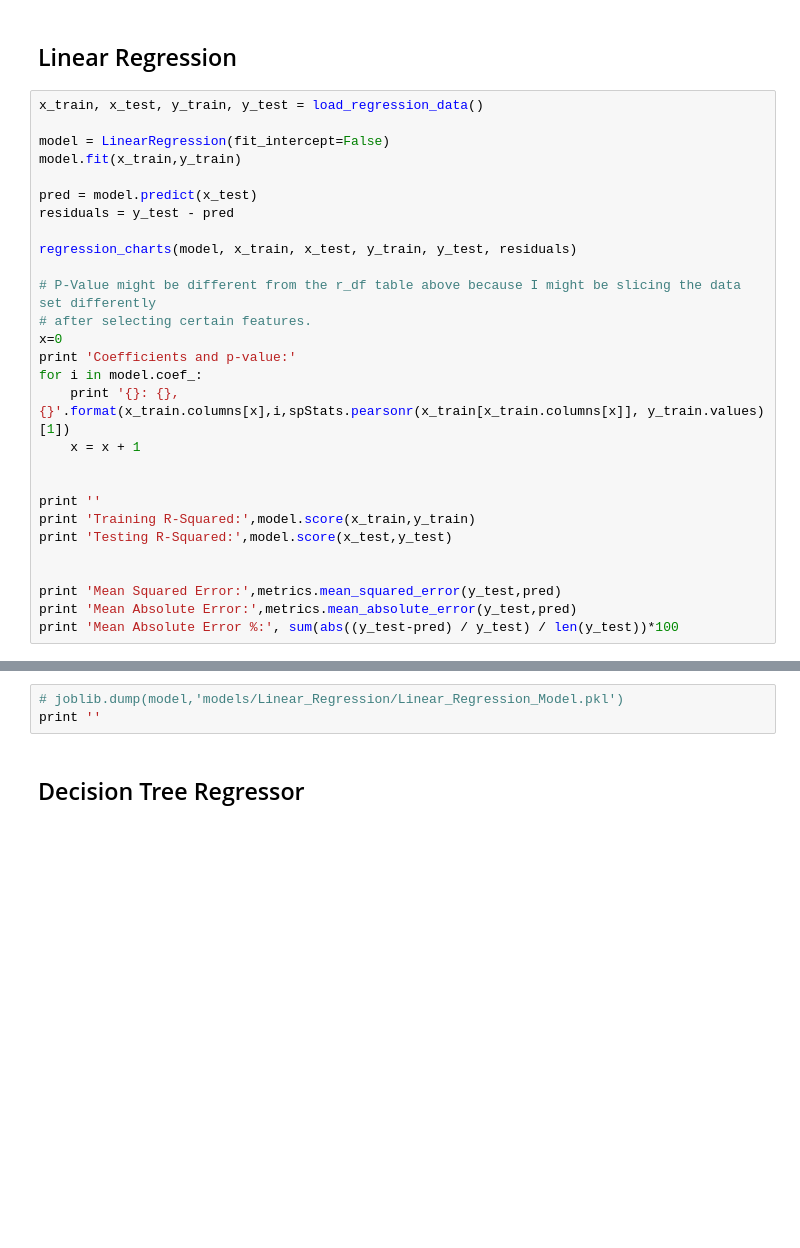
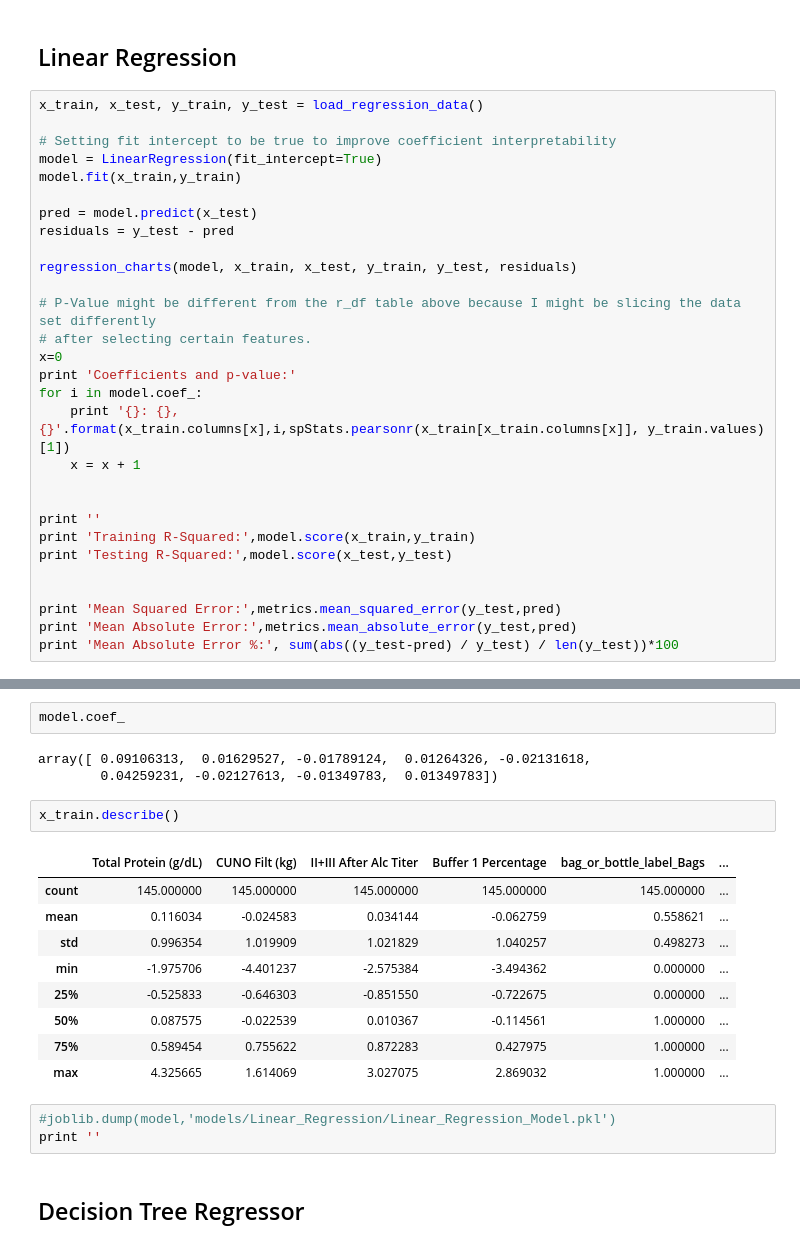
Before and after one commit to rosscleung/Projects, a Jupyter notebook: Biologics/Predicting Drug Yield- Regression, Clustering, Classification, and Neural Network.ipynb, the cells around one changed output, grey strips where cells are left out. Cells and saved outputs as stored; diff of their text form; blank space fills up the shorter version.

```diff
--- a/Biologics/Predicting Drug Yield- Regression, Clustering, Classification, and Neural Network.ipynb
+++ b/Biologics/Predicting Drug Yield- Regression, Clustering, Classification, and Neural Network.ipynb
@@ -571,7 +573,8 @@ With manually selected features.
 # %%
 x_train, x_test, y_train, y_test = load_regression_data()
 
-model = LinearRegression(fit_intercept=False)
+# Setting fit intercept to be true to improve coefficient interpretability
+model = LinearRegression(fit_intercept=True)
 model.fit(x_train,y_train)
 
 pred = model.predict(x_test)
@@ -614,8 +617,25 @@ Mean Squared Error: 0.00918844911942
 Mean Absolute Error: 0.0734420421157
 Mean Absolute Error %: 1.63998332104
 [figure]
+# %%
+model.coef_
+# %% [output]
+array([ 0.09106313,  0.01629527, -0.01789124,  0.01264326, -0.02131618,
+        0.04259231, -0.02127613, -0.01349783,  0.01349783])
+# %%
+x_train.describe()
+# %% [output]
+|  | Total Protein (g/dL) | CUNO Filt (kg) | II+III After Alc Titer | Buffer 1 Percentage | bag_or_bottle_label_Bags | ... |
+| count | 145.000000 | 145.000000 | 145.000000 | 145.000000 | 145.000000 | ... |
+| mean | 0.116034 | -0.024583 | 0.034144 | -0.062759 | 0.558621 | ... |
+| std | 0.996354 | 1.019909 | 1.021829 | 1.040257 | 0.498273 | ... |
+| min | -1.975706 | -4.401237 | -2.575384 | -3.494362 | 0.000000 | ... |
+| 25% | -0.525833 | -0.646303 | -0.851550 | -0.722675 | 0.000000 | ... |
+| 50% | 0.087575 | -0.022539 | 0.010367 | -0.114561 | 1.000000 | ... |
+| 75% | 0.589454 | 0.755622 | 0.872283 | 0.427975 | 1.000000 | ... |
+| max | 4.325665 | 1.614069 | 3.027075 | 2.869032 | 1.000000 | ... |
 # %%
-# joblib.dump(model,'models/Linear_Regression/Linear_Regression_Model.pkl')
+#joblib.dump(model,'models/Linear_Regression/Linear_Regression_Model.pkl')
 print ''
 # %% [markdown]
 ## Decision Tree Regressor
```
Also changed, not shown: parts of 14 cells of this notebook.
